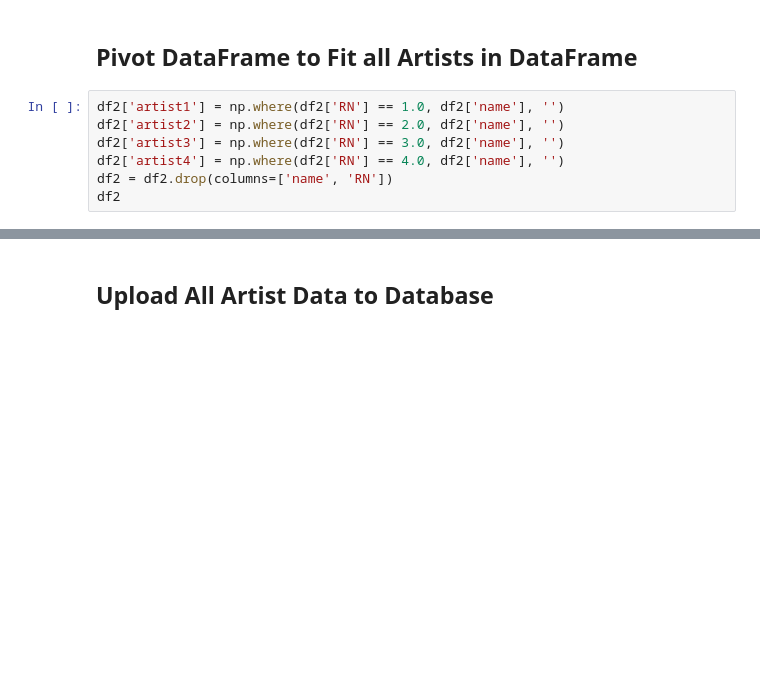
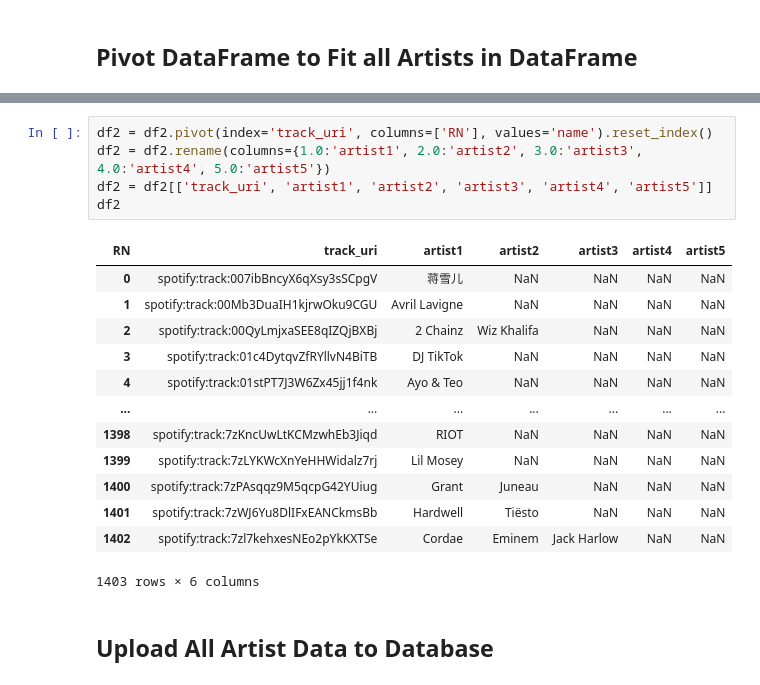
Before and after one commit to datascienceclubUVU/UVU-2022-2023, a Jupyter notebook: InitialIngestionPipeline.ipynb, the cells around one changed output, grey strips where cells are left out. Cells and saved outputs as stored; diff of their text form; blank space fills up the shorter version.

```diff
--- a/InitialIngestionPipeline.ipynb
+++ b/InitialIngestionPipeline.ipynb
@@ -151,9 +155,2 @@ df2
 # %% [markdown]
 ## Pivot DataFrame to Fit all Artists in DataFrame
-# %%
-df2['artist1'] = np.where(df2['RN'] == 1.0, df2['name'], '')
-df2['artist2'] = np.where(df2['RN'] == 2.0, df2['name'], '')
-df2['artist3'] = np.where(df2['RN'] == 3.0, df2['name'], '')
-df2['artist4'] = np.where(df2['RN'] == 4.0, df2['name'], '')
-df2 = df2.drop(columns=['name', 'RN'])
-df2
@@ -174,3 +157,22 @@ df2
+# %%
+df2 = df2.pivot(index='track_uri', columns=['RN'], values='name').reset_index()
+df2 = df2.rename(columns={1.0:'artist1', 2.0:'artist2', 3.0:'artist3', 4.0:'artist4', 5.0:'artist5'})
+df2 = df2[['track_uri', 'artist1', 'artist2', 'artist3', 'artist4', 'artist5']]
+df2
+# %% [output]
+| RN | track_uri | artist1 | artist2 | artist3 | artist4 | artist5 |
+| 0 | spotify:track:007ibBncyX6qXsy3sSCpgV | 蒋雪儿 | NaN | NaN | NaN | NaN |
+| 1 | spotify:track:00Mb3DuaIH1kjrwOku9CGU | Avril Lavigne | NaN | NaN | NaN | NaN |
+| 2 | spotify:track:00QyLmjxaSEE8qIZQjBXBj | 2 Chainz | Wiz Khalifa | NaN | NaN | NaN |
+| 3 | spotify:track:01c4DytqvZfRYllvN4BiTB | DJ TikTok | NaN | NaN | NaN | NaN |
+| 4 | spotify:track:01stPT7J3W6Zx45jj1f4nk | Ayo & Teo | NaN | NaN | NaN | NaN |
+| ... | ... | ... | ... | ... | ... | ... |
+| 1398 | spotify:track:7zKncUwLtKCMzwhEb3Jiqd | RIOT | NaN | NaN | NaN | NaN |
+| 1399 | spotify:track:7zLYKWcXnYeHHWidalz7rj | Lil Mosey | NaN | NaN | NaN | NaN |
+| 1400 | spotify:track:7zPAsqqz9M5qcpG42YUiug | Grant | Juneau | NaN | NaN | NaN |
+| 1401 | spotify:track:7zWJ6Yu8DlIFxEANCkmsBb | Hardwell | Tiësto | NaN | NaN | NaN |
+| 1402 | spotify:track:7zl7kehxesNEo2pYkKXTSe | Cordae | Eminem | Jack Harlow | NaN | NaN |
+1403 rows × 6 columns
 # %% [markdown]
 ## Upload All Artist Data to Database
 # %%
```
Also changed, not shown: parts of 12 cells of this notebook, 2 other files.
